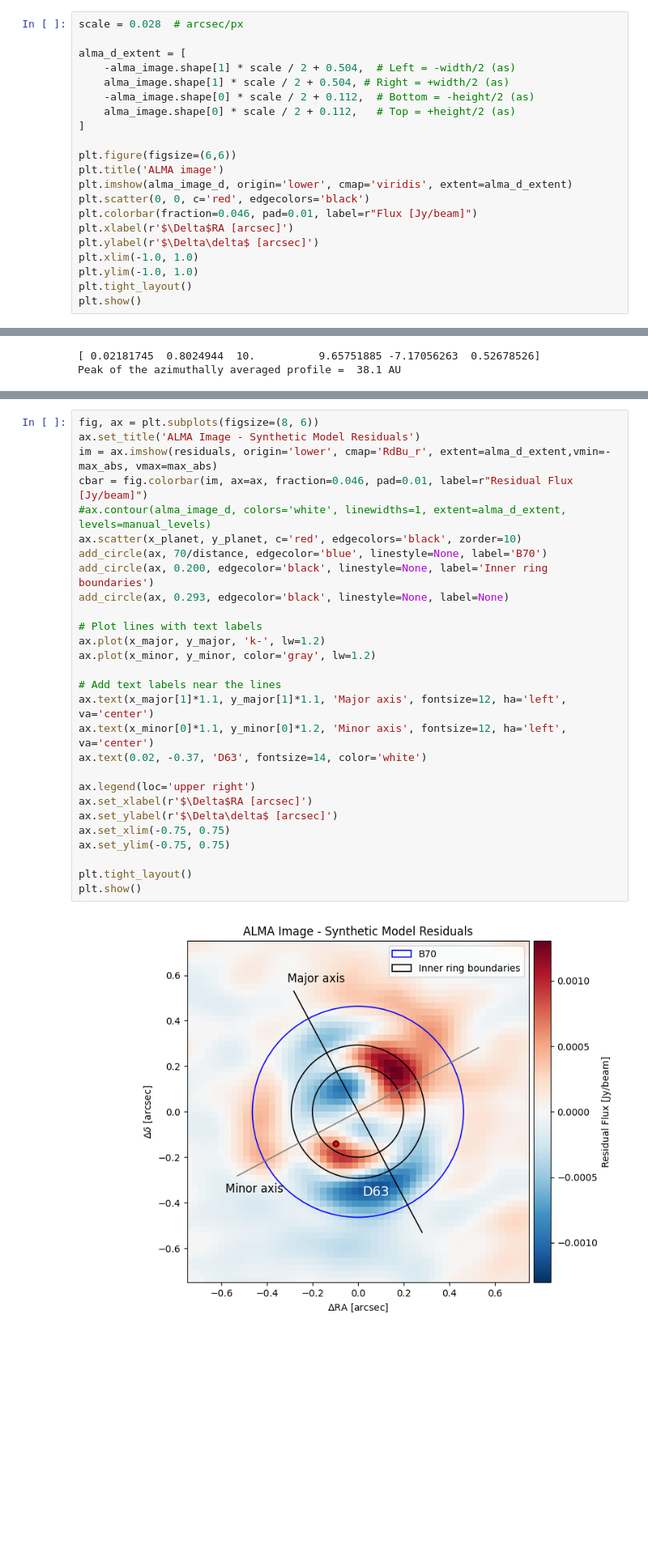
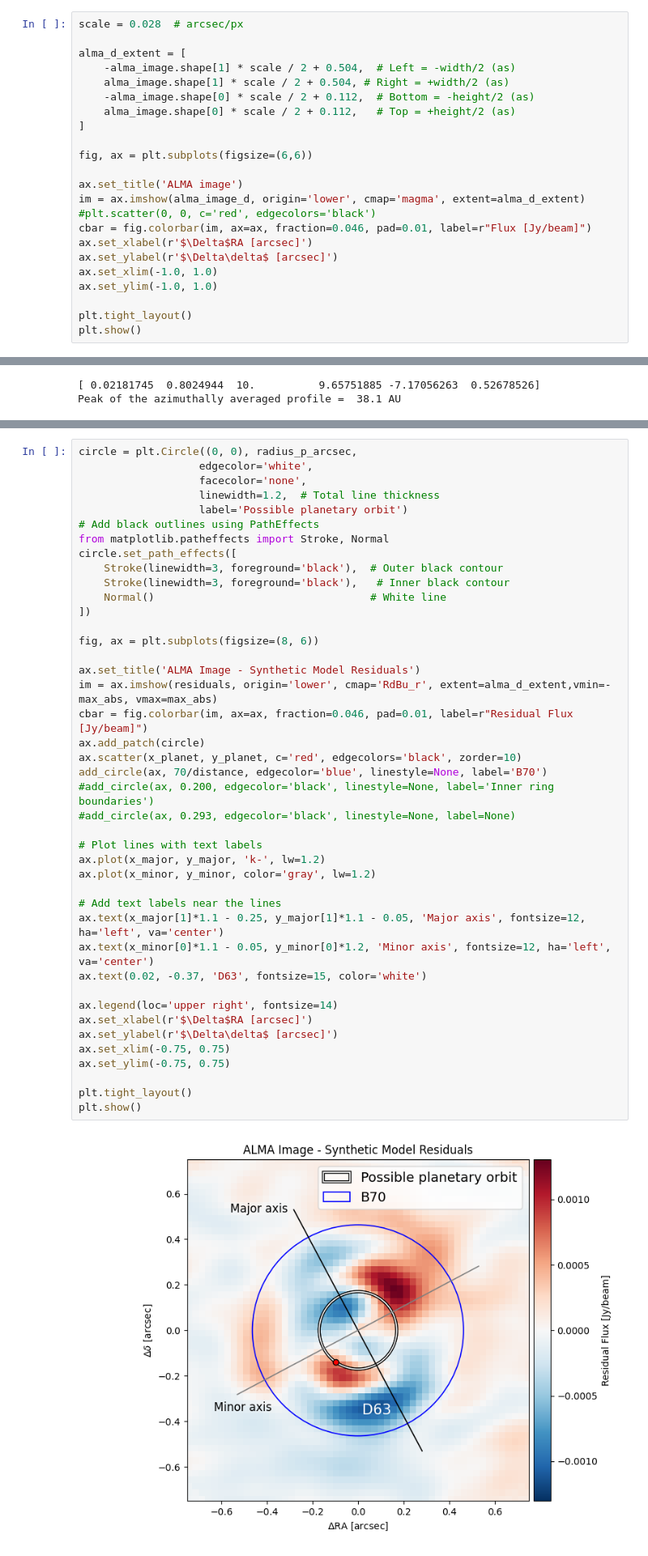
Before and after one commit to enricogrippi/disk_analysis, a Jupyter notebook: ALMA_residuals.ipynb, the cells around one changed output, grey strips where cells are left out. Shown at 81% size. Cells and saved outputs as stored; diff of their text form; blank space fills up the shorter version.

```diff
--- a/ALMA_residuals.ipynb
+++ b/ALMA_residuals.ipynb
@@ -25,15 +25,17 @@ alma_d_extent = [
     alma_image.shape[0] * scale / 2 + 0.112,   # Top = +height/2 (as)
 ]
 
-plt.figure(figsize=(6,6))
-plt.title('ALMA image')
-plt.imshow(alma_image_d, origin='lower', cmap='viridis', extent=alma_d_extent)
-plt.scatter(0, 0, c='red', edgecolors='black')
-plt.colorbar(fraction=0.046, pad=0.01, label=r"Flux [Jy/beam]")
-plt.xlabel(r'$\Delta$RA [arcsec]')
-plt.ylabel(r'$\Delta\delta$ [arcsec]')
-plt.xlim(-1.0, 1.0)
-plt.ylim(-1.0, 1.0)
+fig, ax = plt.subplots(figsize=(6,6))
+
+ax.set_title('ALMA image')
+im = ax.imshow(alma_image_d, origin='lower', cmap='magma', extent=alma_d_extent)
+#plt.scatter(0, 0, c='red', edgecolors='black')
+cbar = fig.colorbar(im, ax=ax, fraction=0.046, pad=0.01, label=r"Flux [Jy/beam]")
+ax.set_xlabel(r'$\Delta$RA [arcsec]')
+ax.set_ylabel(r'$\Delta\delta$ [arcsec]')
+ax.set_xlim(-1.0, 1.0)
+ax.set_ylim(-1.0, 1.0)
+
 plt.tight_layout()
 plt.show()
 # %% [output]
@@ -379,32 +381,46 @@ plt.show()
 Sum of residuals = 0.9471917910216126
 [figure]
 # %%
+circle = plt.Circle((0, 0), radius_p_arcsec,
+                   edgecolor='white',
+                   facecolor='none',
+                   linewidth=1.2,  # Total line thickness
+                   label='Possible planetary orbit')
+# Add black outlines using PathEffects
+from matplotlib.patheffects import Stroke, Normal
+circle.set_path_effects([
+    Stroke(linewidth=3, foreground='black'),  # Outer black contour
+    Stroke(linewidth=3, foreground='black'),   # Inner black contour
+    Normal()                                  # White line
+])
+
 fig, ax = plt.subplots(figsize=(8, 6))
+
 ax.set_title('ALMA Image - Synthetic Model Residuals')
 im = ax.imshow(residuals, origin='lower', cmap='RdBu_r', extent=alma_d_extent,vmin=-max_abs, vmax=max_abs)
 cbar = fig.colorbar(im, ax=ax, fraction=0.046, pad=0.01, label=r"Residual Flux [Jy/beam]")
-#ax.contour(alma_image_d, colors='white', linewidths=1, extent=alma_d_extent, levels=manual_levels)
+ax.add_patch(circle)
 ax.scatter(x_planet, y_planet, c='red', edgecolors='black', zorder=10)
 add_circle(ax, 70/distance, edgecolor='blue', linestyle=None, label='B70')
-add_circle(ax, 0.200, edgecolor='black', linestyle=None, label='Inner ring boundaries')
-add_circle(ax, 0.293, edgecolor='black', linestyle=None, label=None)
+#add_circle(ax, 0.200, edgecolor='black', linestyle=None, label='Inner ring boundaries')
+#add_circle(ax, 0.293, edgecolor='black', linestyle=None, label=None)
 
 # Plot lines with text labels
 ax.plot(x_major, y_major, 'k-', lw=1.2)
 ax.plot(x_minor, y_minor, color='gray', lw=1.2)
 
 # Add text labels near the lines
-ax.text(x_major[1]*1.1, y_major[1]*1.1, 'Major axis', fontsize=12, ha='left', va='center')
-ax.text(x_minor[0]*1.1, y_minor[0]*1.2, 'Minor axis', fontsize=12, ha='left', va='center')
-ax.text(0.02, -0.37, 'D63', fontsize=14, color='white')
+ax.text(x_major[1]*1.1 - 0.25, y_major[1]*1.1 - 0.05, 'Major axis', fontsize=12, ha='left', va='center')
+ax.text(x_minor[0]*1.1 - 0.05, y_minor[0]*1.2, 'Minor axis', fontsize=12, ha='left', va='center')
+ax.text(0.02, -0.37, 'D63', fontsize=15, color='white')
 
-ax.legend(loc='upper right')
+ax.legend(loc='upper right', fontsize=14)
 ax.set_xlabel(r'$\Delta$RA [arcsec]')
 ax.set_ylabel(r'$\Delta\delta$ [arcsec]')
 ax.set_xlim(-0.75, 0.75)
 ax.set_ylim(-0.75, 0.75)
 
 plt.tight_layout()
 plt.show()
 # %% [output]
-[figure, old version]
+[figure, new version]
```
Also changed, not shown: parts of 2 cells of this notebook, 3 other files.
